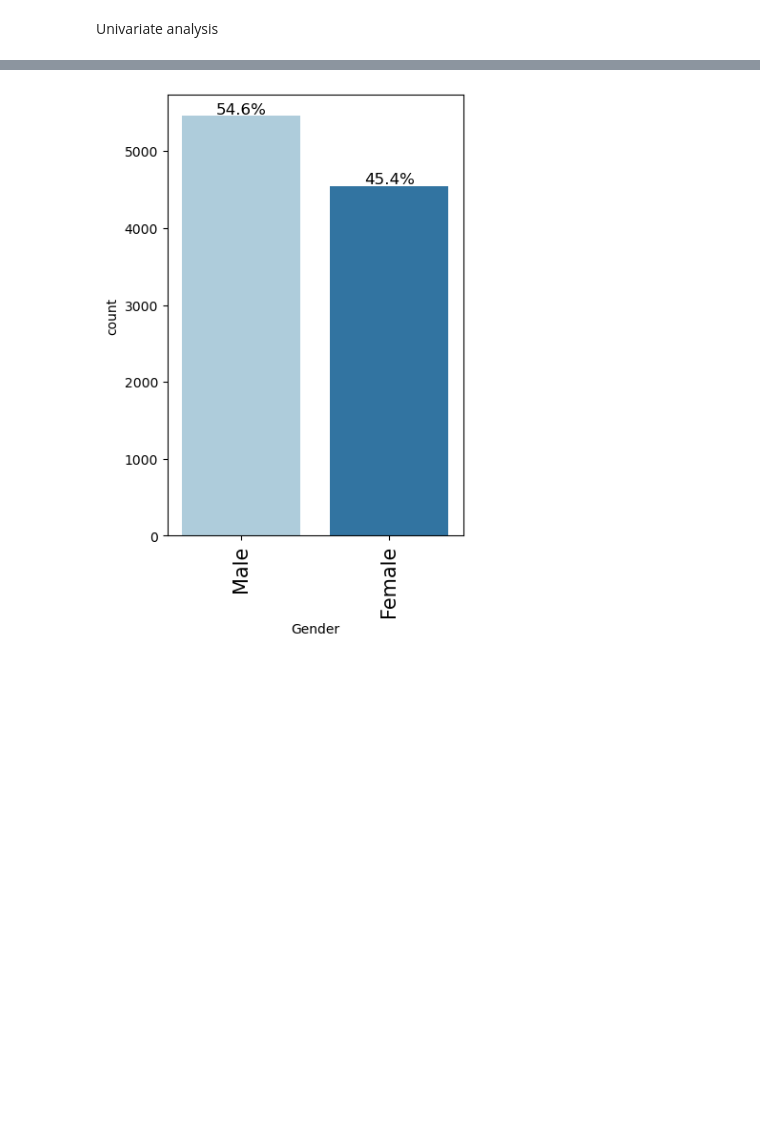
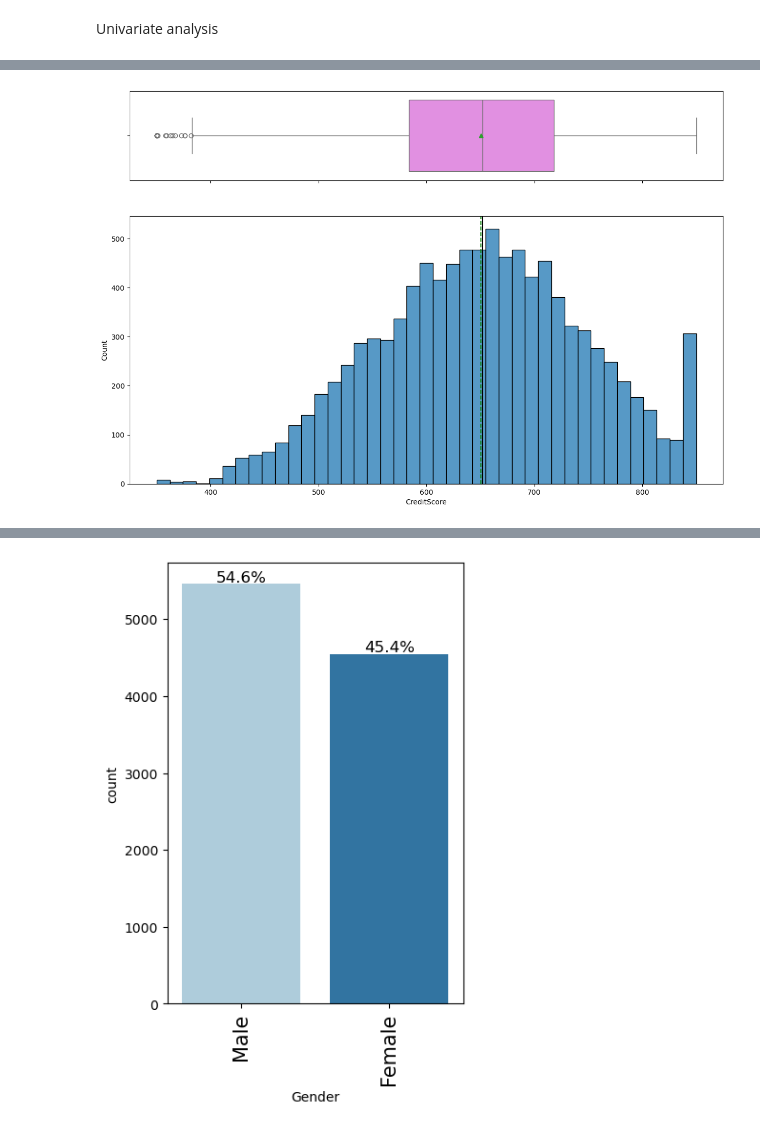
Before and after one commit to adwoaBoadi/Neural-Network-Modeling, a Jupyter notebook: EDA.ipynb, the cells around one changed output, grey strips where cells are left out. Saved outputs shown, nothing was run; the diff lists cells and outputs as text; code cells hidden in the pictures; blank space fills up the shorter version.

```diff
--- a/EDA.ipynb
+++ b/EDA.ipynb
@@ -126,0 +140,4 @@ NameError: name 'plt' is not defined
+# %%
+histogram_boxplot(df,'CreditScore')
+# %% [output]
+[figure, added]
```
Also changed, not shown: parts of 15 cells of this notebook, 1 other file.
